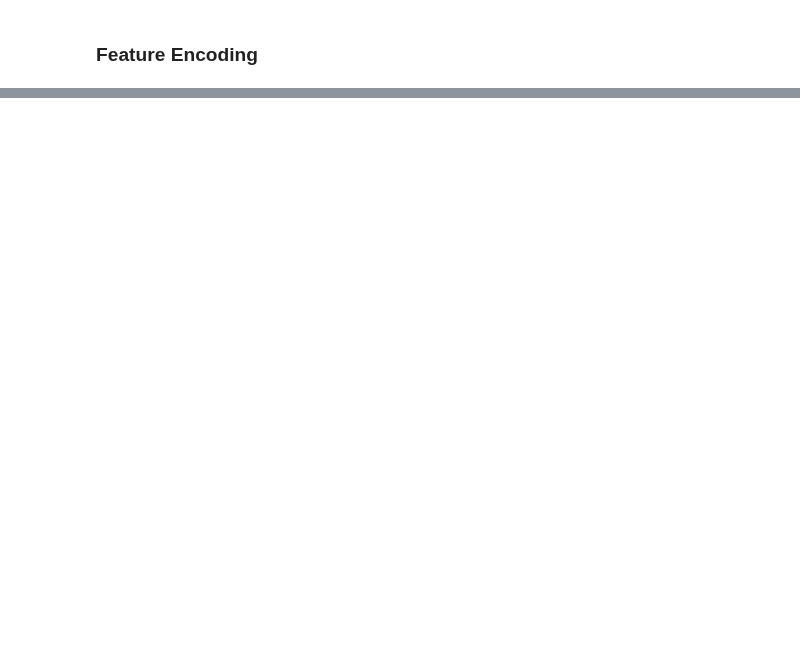
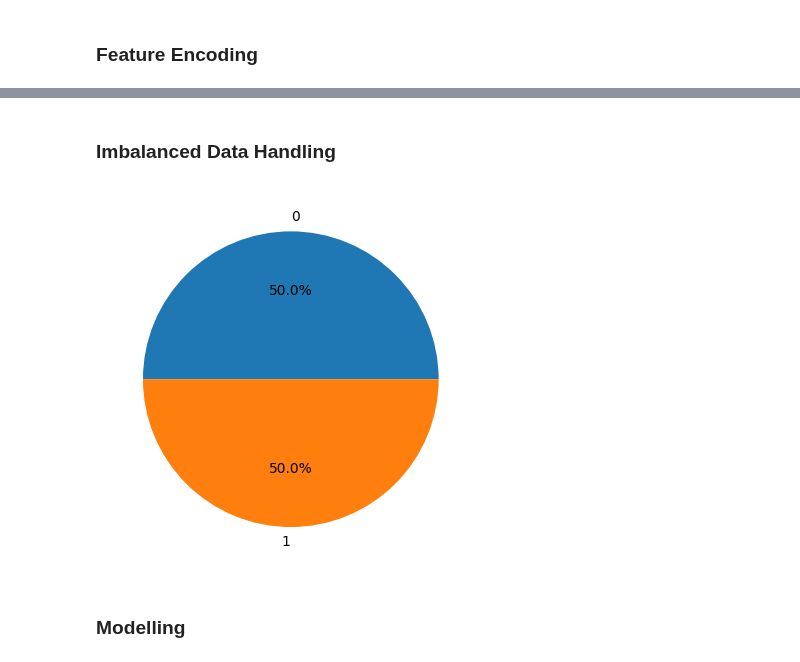
Before and after one commit to azaryasph/Improving-Employee-Retention-By-Predicting-Employee-Attrition-Using-Machine-Learning, a Jupyter notebook: notebook/predict_employee_attrition.ipynb, the cells around one changed output, grey strips where cells are left out. Drawn from its saved outputs; the diff is of its cells as text; code cells hidden in the pictures; blank space fills up the shorter version.

```diff
--- a/notebook/predict_employee_attrition.ipynb
+++ b/notebook/predict_employee_attrition.ipynb
@@ -938,0 +1073,11 @@ X_test_cl = X_test_cl.drop(columns=col2drop)
+# %%
+# Initialize StandardScaler
+scaler_hr = StandardScaler()
+
+# Scale the data
+X_train_scaled = pd.DataFrame(scaler_hr.fit_transform(X_train_noutliers),
+                              columns=X_train_noutliers.columns,
+                              index=X_train_noutliers.index)
+
+# Display the scaled data
+display(X_train_scaled.head(3))
@@ -938,0 +1089,2 @@ X_test_cl = X_test_cl.drop(columns=col2drop)
+# %% [markdown]
+### Imbalanced Data Handling
@@ -938,0 +1109,19 @@ X_test_cl = X_test_cl.drop(columns=col2drop)
+# %%
+from imblearn.combine import SMOTETomek
+
+# Initialize SMOTETomek
+stmk_hr = SMOTETomek(random_state=103)
+
+# resample the train data
+X_train_over, y_train_over = stmk_hr.fit_resample(X_train_scaled, y_train)
+
+# Show the target after imbalanced handling
+count_target = y_train_over.Resign.value_counts()
+plt.pie(
+    count_target,
+    labels=count_target.index,
+    autopct='%1.1f%%'
+)
+plt.show()
+# %% [output]
+[figure, added]
@@ -938,0 +1153,2 @@ X_test_cl = X_test_cl.drop(columns=col2drop)
+# %% [markdown]
+### Modelling
```
Also changed, not shown: parts of 32 cells of this notebook.
